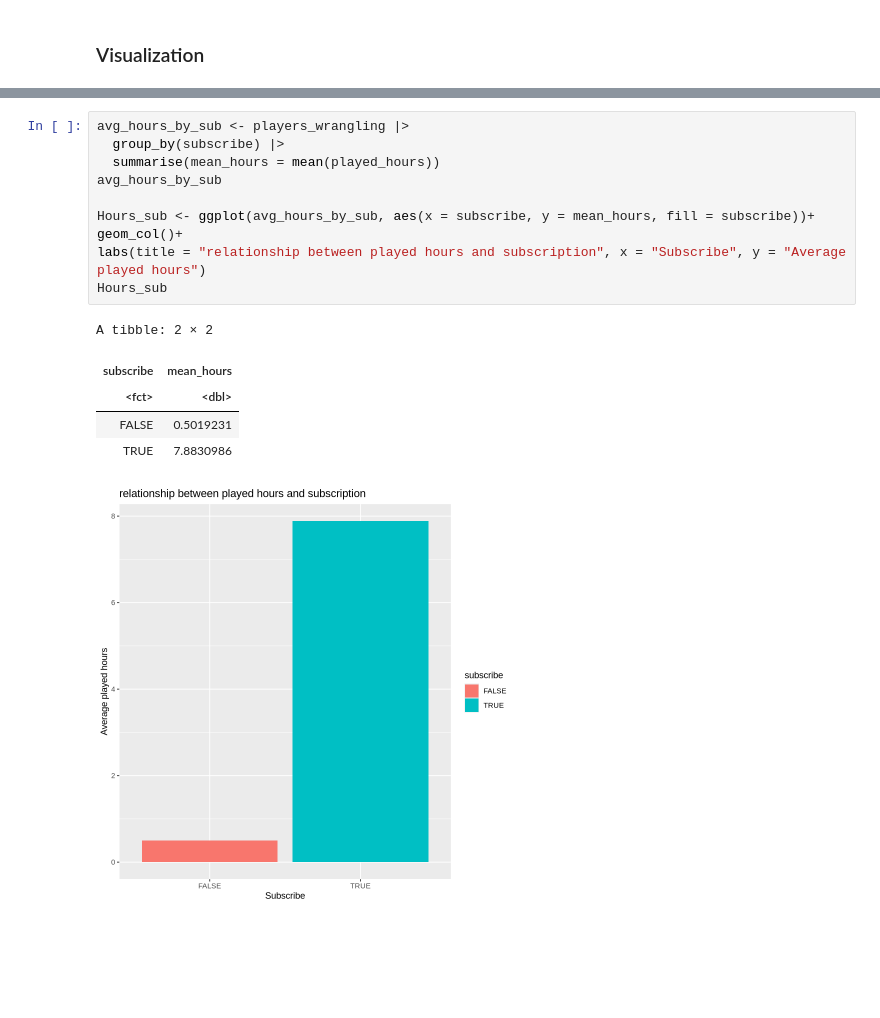
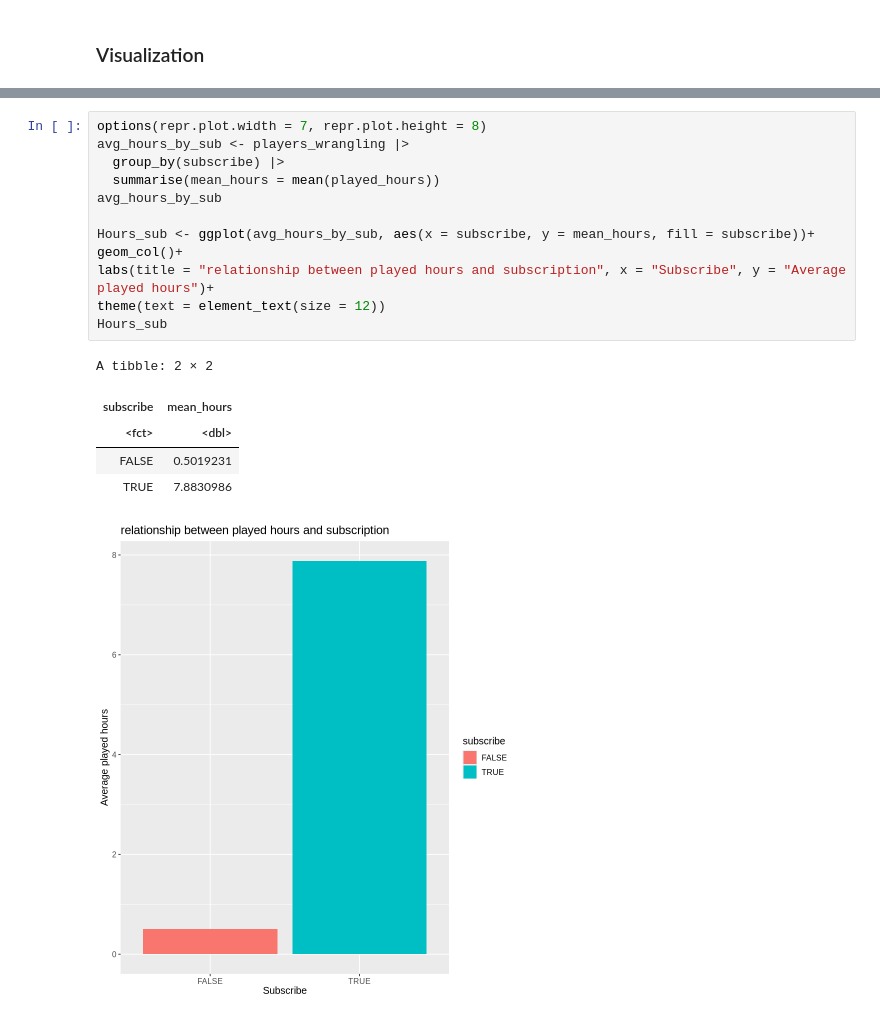
Before and after one commit to Jmmchai/individual-planning-stage, a Jupyter notebook: Individual project.ipynb, the cells around one changed output, grey strips where cells are left out. Saved outputs shown, nothing was run; the diff lists cells and outputs as text; blank space fills up the shorter version.

```diff
--- a/Individual project.ipynb
+++ b/Individual project.ipynb
@@ -150,18 +156,20 @@ Age_sub
 # %%
+options(repr.plot.width = 7, repr.plot.height = 8)
 avg_hours_by_sub <- players_wrangling |>
   group_by(subscribe) |>
   summarise(mean_hours = mean(played_hours))
 avg_hours_by_sub
 
 Hours_sub <- ggplot(avg_hours_by_sub, aes(x = subscribe, y = mean_hours, fill = subscribe))+
 geom_col()+
-labs(title = "relationship between played hours and subscription", x = "Subscribe", y = "Average played hours")
+labs(title = "relationship between played hours and subscription", x = "Subscribe", y = "Average played hours")+
+theme(text = element_text(size = 12))
 Hours_sub
 # %% [output]
 A tibble: 2 × 2
 | subscribe | mean_hours |
 | <fct> | <dbl> |
 | FALSE | 0.5019231 |
 | TRUE | 7.8830986 |
-[figure, old version]
+[figure, new version]
 # %%
```
Also changed, not shown: parts of 4 cells of this notebook.
